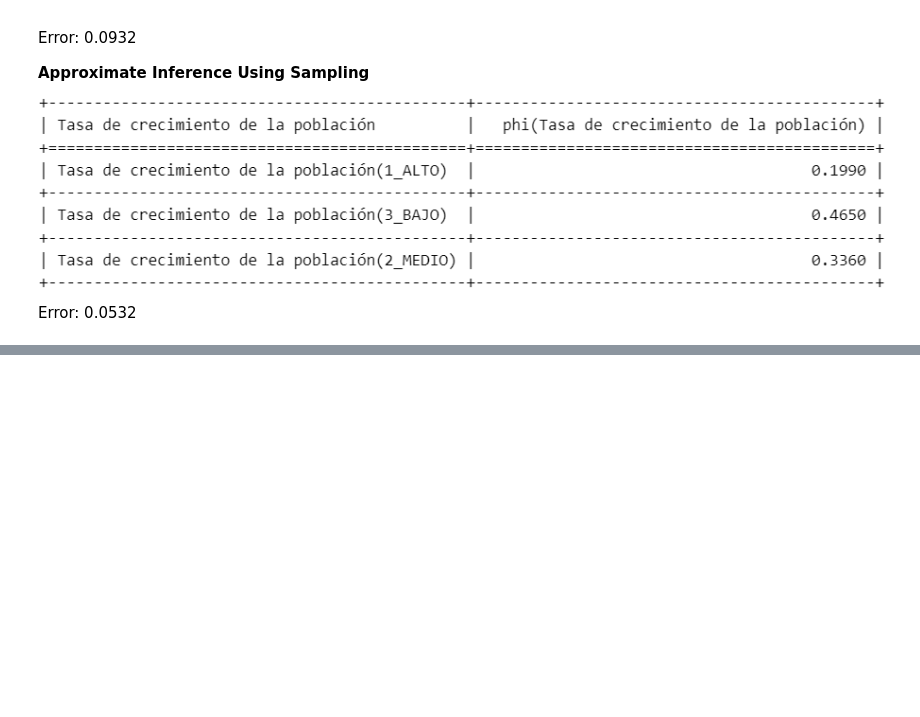
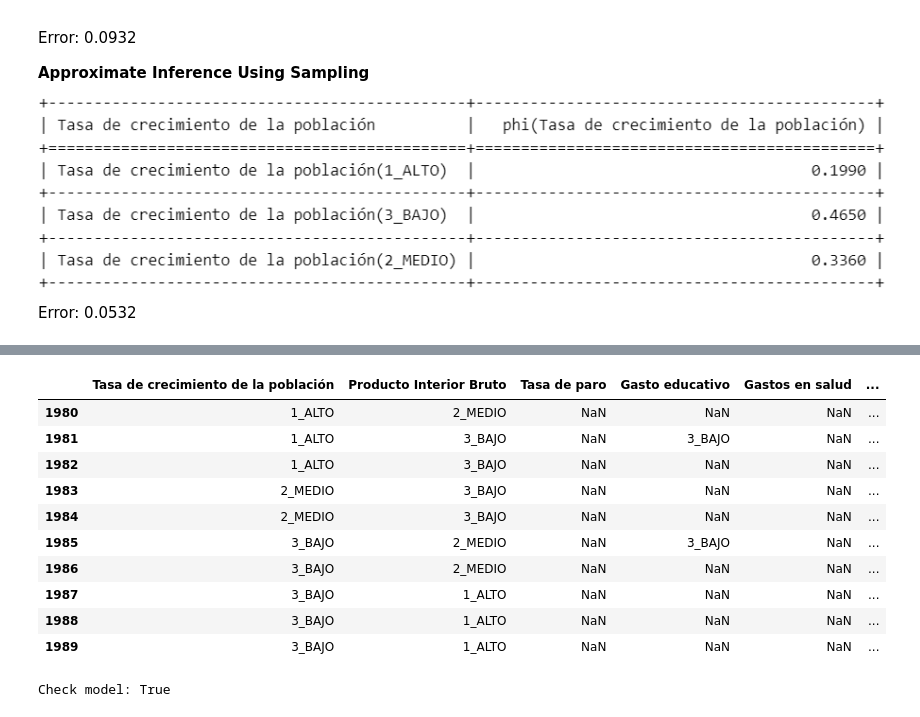
Before and after one commit to luchersol/Redes-Bayesianas, a Jupyter notebook: Redes_Bayesianas.ipynb, the cells around one changed output, grey strips where cells are left out. Saved outputs shown, nothing was run; the diff lists cells and outputs as text; code cells hidden in the pictures; blank space fills up the shorter version.

```diff
--- a/Redes_Bayesianas.ipynb
+++ b/Redes_Bayesianas.ipynb
@@ -307,0 +354,41 @@ Error: 0.0532
+# %%
+new_columns = {}
+for i, content in enumerate(df_growth.items()):
+    (label, series) = content
+    values = np.array([x for x in series.tolist() if not np.isnan(float(x))] , dtype=float)
+    values = np.sort(values)
+    if values.shape[0] < TIERS_NUM:
+        print(f'Error: there are not enough data for label {label}')
+        break
+    boundaries = get_boundaries(tiers=np.array_split(values, TIERS_NUM))
+    new_columns[label] = [relabel(float(value), boundaries) for value in series.tolist()]
+
+df = DataFrame(data=new_columns)
+df.columns = nodes
+df.index = range(years_2["min"], years_2["max"] + 1)
+df.head(10)
+# %% [output]
+|  | Tasa de crecimiento de la población | Producto Interior Bruto | Tasa de paro | Gasto educativo | Gastos en salud | ... |
+| 1980 | 1_ALTO | 2_MEDIO | NaN | NaN | NaN | ... |
+| 1981 | 1_ALTO | 3_BAJO | NaN | 3_BAJO | NaN | ... |
+| 1982 | 1_ALTO | 3_BAJO | NaN | NaN | NaN | ... |
+| 1983 | 2_MEDIO | 3_BAJO | NaN | NaN | NaN | ... |
+| 1984 | 2_MEDIO | 3_BAJO | NaN | NaN | NaN | ... |
+| 1985 | 3_BAJO | 2_MEDIO | NaN | 3_BAJO | NaN | ... |
+| 1986 | 3_BAJO | 2_MEDIO | NaN | NaN | NaN | ... |
+| 1987 | 3_BAJO | 1_ALTO | NaN | NaN | NaN | ... |
+| 1988 | 3_BAJO | 1_ALTO | NaN | NaN | NaN | ... |
+| 1989 | 3_BAJO | 1_ALTO | NaN | NaN | NaN | ... |
+# %%
+model.cpds = []
+model.fit(data=df,
+          estimator=BayesianEstimator,
+          prior_type="BDeu",
+          equivalent_sample_size=10)
+
+print(f'Check model: {model.check_model()}\n')
+
+for cpd in model.get_cpds():
+    cpd.to_csv(filename=f'./csv/cpds_2/{cpd.variable}.csv')
+# %% [output]
+Check model: True
```
Also changed, not shown: parts of 9 cells of this notebook, 11 other files.
